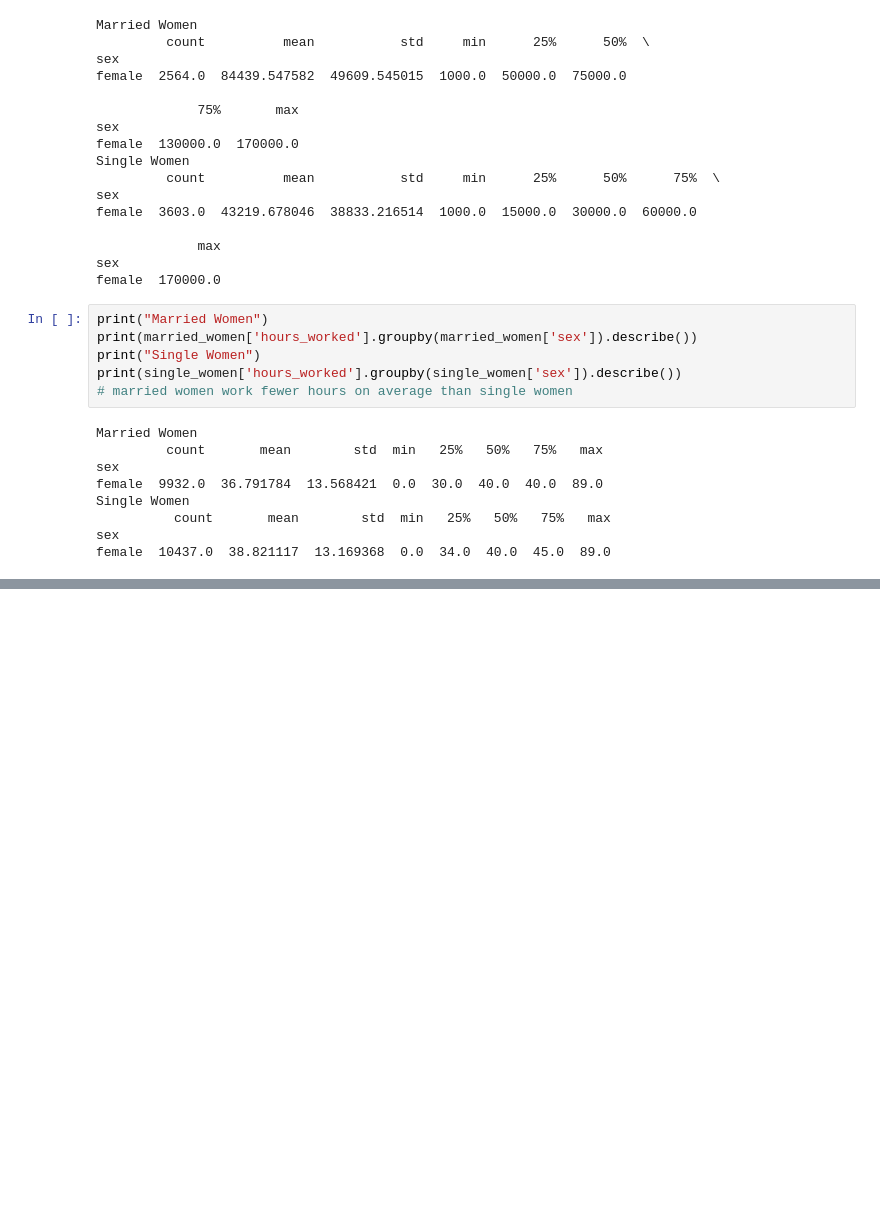
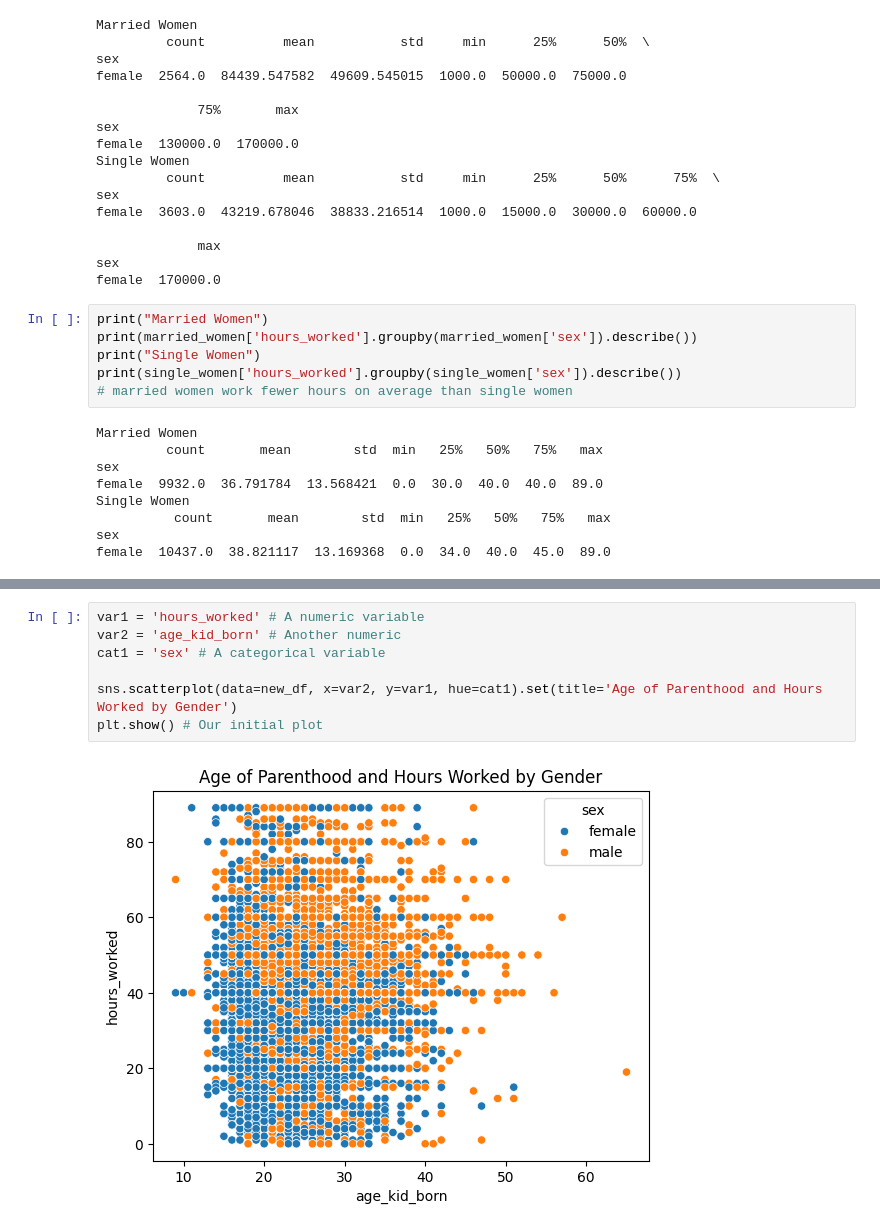
Before and after one commit to fwx5ax/EDA, a Jupyter notebook: lab/get_gss.ipynb, the cells around one changed output, grey strips where cells are left out. Drawn from its saved outputs; the diff is of its cells as text; blank space fills up the shorter version.

```diff
--- a/lab/get_gss.ipynb
+++ b/lab/get_gss.ipynb
@@ -318,0 +374,9 @@ male  8765.0  42.660468  14.757238  0.0  40.0  40.0  50.0  89.0
+# %%
+var1 = 'hours_worked' # A numeric variable
+var2 = 'age_kid_born' # Another numeric
+cat1 = 'sex' # A categorical variable
+
+sns.scatterplot(data=new_df, x=var2, y=var1, hue=cat1).set(title='Age of Parenthood and Hours Worked by Gender')
+plt.show() # Our initial plot
+# %% [output]
+[figure, added]
```
Also changed, not shown: parts of 6 cells of this notebook.
